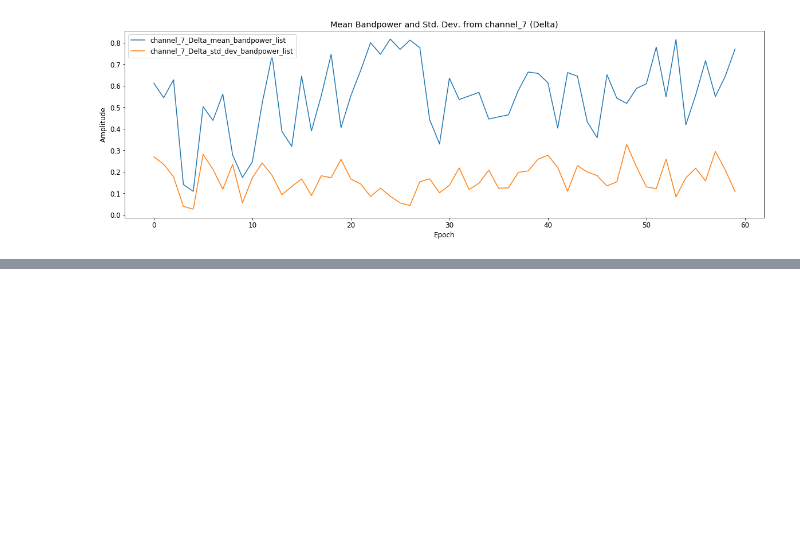
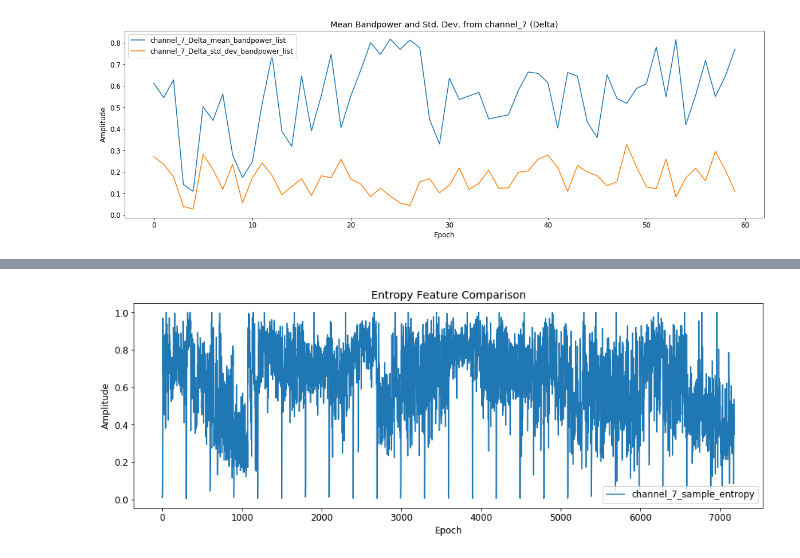
Before and after one commit to mudo121/thesis_eeg, a Jupyter notebook: thesis_diagrams.ipynb, the cells around one changed output, grey strips where cells are left out. Drawn from its saved outputs; the diff is of its cells as text; code cells hidden in the pictures; blank space fills up the shorter version.

```diff
--- a/thesis_diagrams.ipynb
+++ b/thesis_diagrams.ipynb
@@ -637,0 +698,4 @@ axs.legend(loc="upper left")
+# %%
+fig, ax = createEntropyFeaturePlot(entropyArray=X_entropy_norm, featureIndex=[33], featureList=entropyX_featureList)
+# %% [output]
+[figure, added]
```
Also changed, not shown: parts of 18 cells of this notebook, 10 other files.
